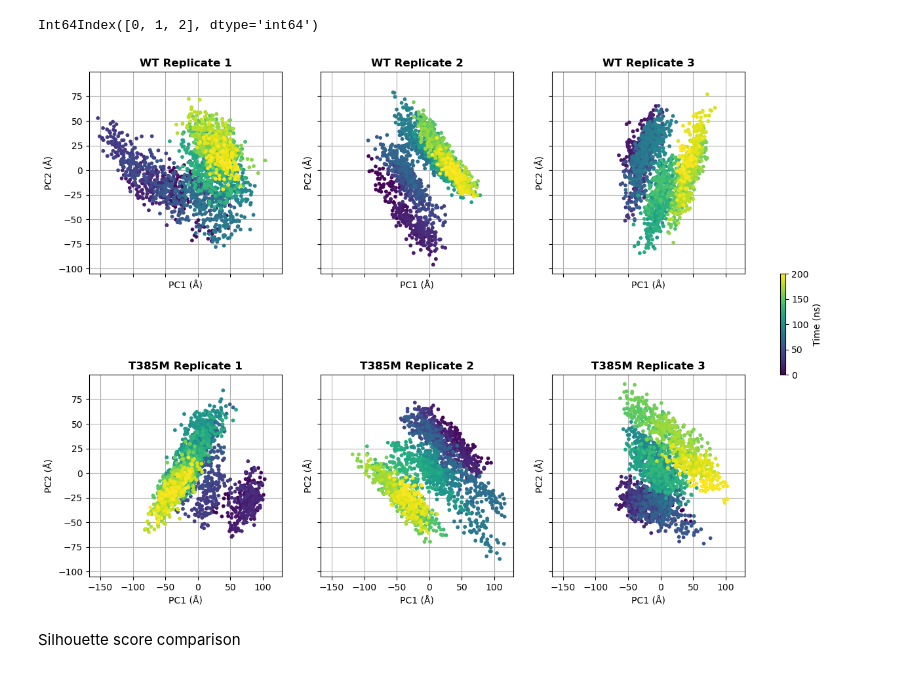
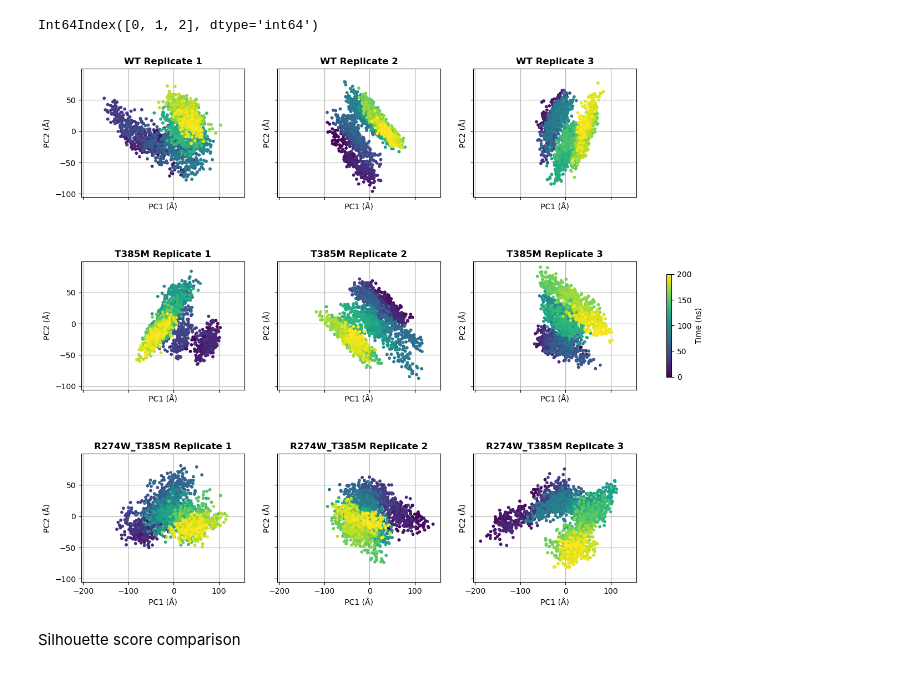
Before and after one commit to lacilab/IMDIA, a Jupyter notebook: scripts/notebooks/1YVL_pca.ipynb, the cells around one changed output. Saved outputs shown, nothing was run; the diff lists cells and outputs as text; code cells hidden in the pictures.

Commit message:
Add R274W_T385M PCA analysis.

```diff
--- a/scripts/notebooks/1YVL_pca.ipynb
+++ b/scripts/notebooks/1YVL_pca.ipynb
@@ -5,13 +7,18 @@ import numpy as np
 # %%
 WT_pca= []
 for rep in range(1, 4):
-    df = pd.read_csv(f'../../data/1YVL_noNTD/WT/rep{rep}/analysis/003_pca/2dproj_timescale.csv', header=None)
+    df = pd.read_csv(f'{datadir}/1YVL_noNTD/WT/rep{rep}/analysis/003_pca/2dproj_timescale.csv', header=None)
     WT_pca.append(df)
 
 T385M_pca= []
 for rep in range(1, 4):
-    df = pd.read_csv(f'../../data/1YVL_noNTD/T385M/rep{rep}/analysis/003_pca/2dproj_timescale.csv', header=None)
+    df = pd.read_csv(f'{datadir}/1YVL_noNTD/T385M/rep{rep}/analysis/003_pca/2dproj_timescale.csv', header=None)
     T385M_pca.append(df)
+
+R274W_T385M_pca= []
+for rep in range(1, 4):
+    df = pd.read_csv(f'{datadir}/1YVL_noNTD/R274W_T385M/rep{rep}/analysis/003_pca/2dproj_timescale.csv', header=None)
+    R274W_T385M_pca.append(df)
 # %%
 WT_pca[1].columns
 # %% [output]
@@ -21,34 +28,42 @@ all_pca = WT_pca + T385M_pca
 y_min = min(df[1].min() for df in all_pca)
 y_max = max(df[1].max() for df in all_pca)
 # %%
-fig, axes = plt.subplots(2, 3, figsize=(16, 10), sharex=True, sharey=True)
+fig, axes = plt.subplots(3, 3, figsize=(16, 12), sharex=True, sharey=True)
 
 # Plot WT replicates
 for i, (df, ax) in enumerate(zip(WT_pca, axes[0, :])):
     scatter = ax.scatter(df[0], df[1], c=df[2], cmap='viridis', s=10)
     ax.set_title(f'WT Replicate {i+1}', fontweight='bold')
     ax.set_xlabel('PC1 (Å)')
     ax.set_ylabel('PC2 (Å)')
     ax.set_axisbelow(True)
     ax.grid(True)
 
 # Plot T385M replicates
 for i, (df, ax) in enumerate(zip(T385M_pca, axes[1, :])):
     scatter = ax.scatter(df[0], df[1], c=df[2], cmap='viridis', s=10)
     ax.set_title(f'T385M Replicate {i+1}', fontweight='bold')
     ax.set_xlabel('PC1 (Å)')
     ax.set_ylabel('PC2 (Å)')
     ax.set_axisbelow(True)
     ax.grid(True)
 
+# Plot R274W_T385M replicates
+for i, (df, ax) in enumerate(zip(R274W_T385M_pca, axes[2, :])):
+    scatter = ax.scatter(df[0], df[1], c=df[2], cmap='viridis', s=10)
+    ax.set_title(f'R274W_T385M Replicate {i+1}', fontweight='bold')
+    ax.set_xlabel('PC1 (Å)')
+    ax.set_ylabel('PC2 (Å)')
+    ax.set_axisbelow(True)
+    ax.grid(True)
 
 # Adjust layout and add shared colorbar to the right
 cbar = fig.colorbar(scatter, ax=axes, location='right', shrink=0.2, label='Time (ns)')
 
 
 plt.subplots_adjust(hspace=0.5, right=0.75)
 plt.show()
 # %% [output]
-[figure, old version]
+[figure, new version]
 # %% [markdown]
 Silhouette score comparison
```
Also changed, not shown: parts of 2 cells of this notebook.
